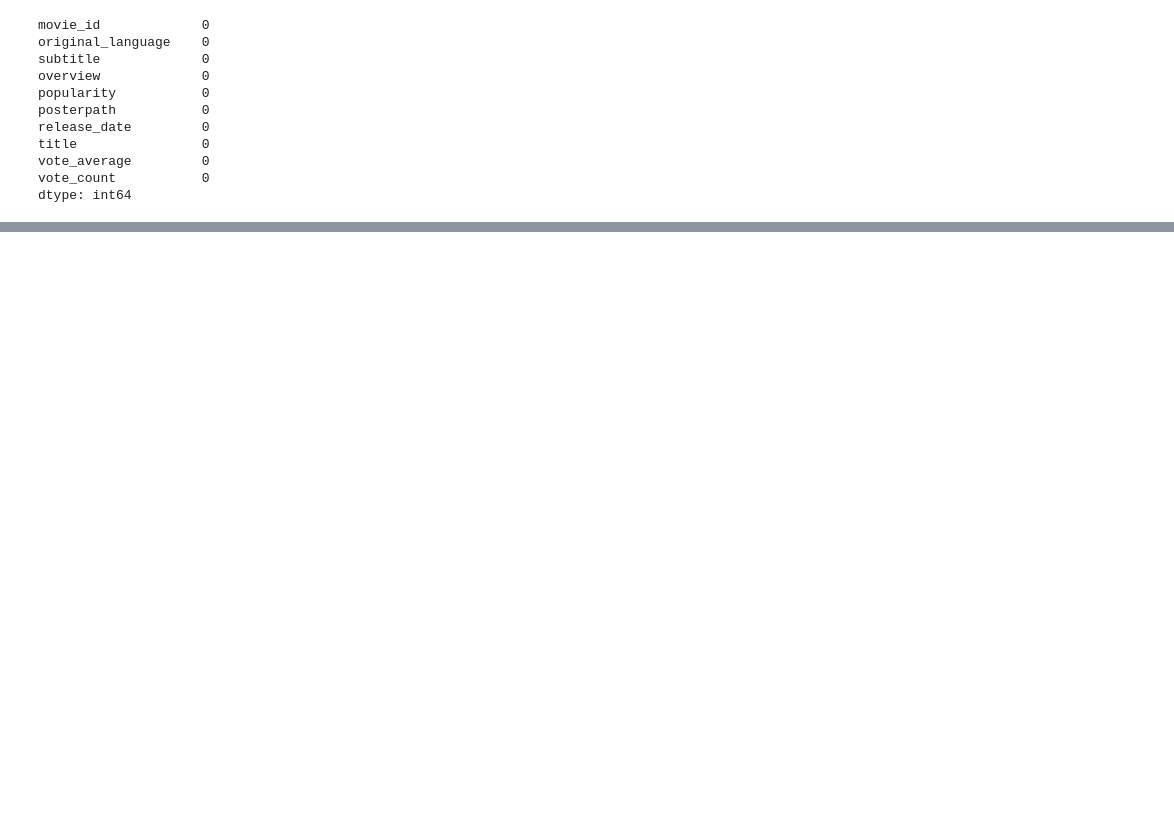
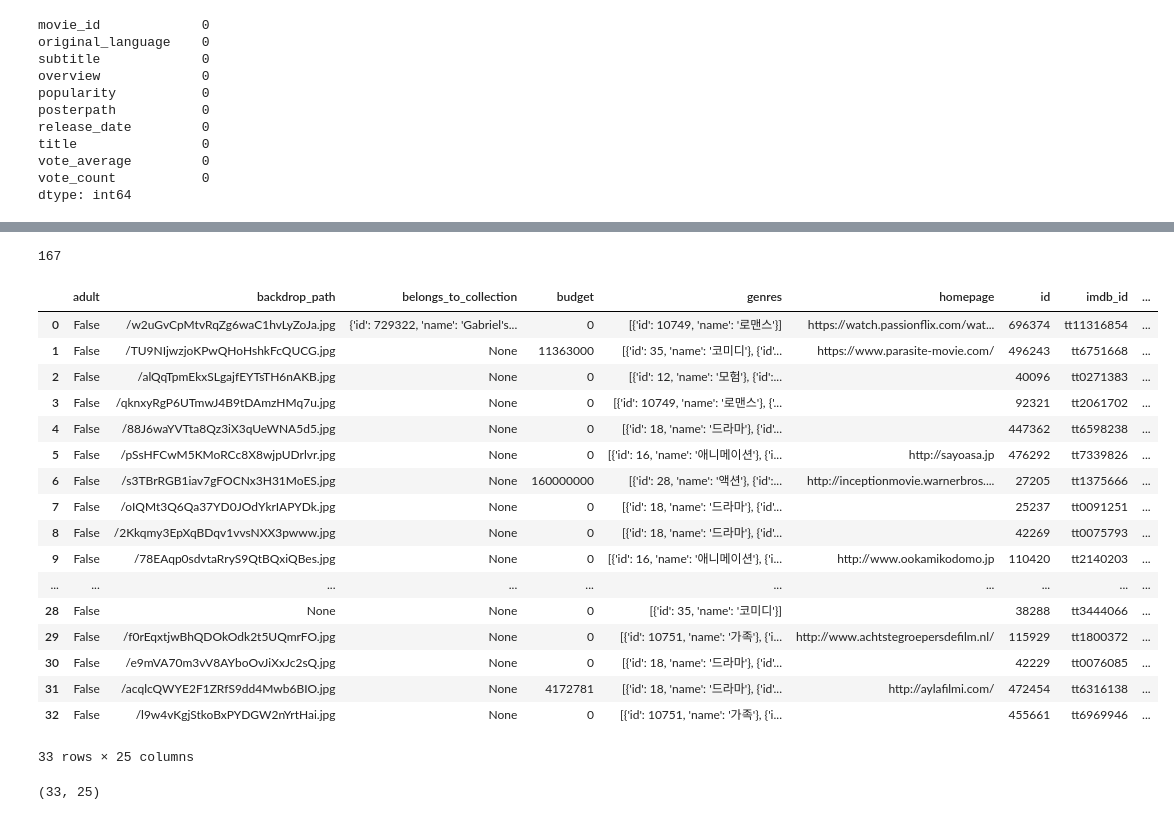
Before and after one commit to seonghun0/project-team3-data, a Jupyter notebook: scripts/team3_data_collection_top_rated_movies.ipynb, the cells around one changed output, grey strips where cells are left out. Drawn from its saved outputs; the diff is of its cells as text; code cells hidden in the pictures; blank space fills up the shorter version.

```diff
--- a/scripts/team3_data_collection_top_rated_movies.ipynb
+++ b/scripts/team3_data_collection_top_rated_movies.ipynb
@@ -124,6 +124,76 @@ for movie_id in top_rated_movies_ids.values:
 conn.commit()
 cursor.close()
 conn.close()
+# %%
+len(error_list)
+# %% [output]
+167
+# %%
+#없는 영화 업데이트
+
+popular_movies = []
+for i in error_list:
+        for e in i:
+                url="https://api.themoviedb.org/3/movie/{0}?api_key={1}&language=ko-KR".format(e,'36927ad1d2817ff0fa31947e47d186fd')
+                response = requests.get(url)
+                popular_movies.append(json.loads(response.content))
+# %%
+movies2 = pd.DataFrame(popular_movies)
+movies2
+# %% [output]
+|  | adult | backdrop_path | belongs_to_collection | budget | genres | homepage | id | imdb_id | ... |
+| 0 | False | /w2uGvCpMtvRqZg6waC1hvLyZoJa.jpg | {'id': 729322, 'name': 'Gabriel's... | 0 | [{'id': 10749, 'name': '로맨스'}] | https://watch.passionflix.com/wat... | 696374 | tt11316854 | ... |
+| 1 | False | /TU9NIjwzjoKPwQHoHshkFcQUCG.jpg | None | 11363000 | [{'id': 35, 'name': '코미디'}, {'id'... | https://www.parasite-movie.com/ | 496243 | tt6751668 | ... |
+| 2 | False | /alQqTpmEkxSLgajfEYTsTH6nAKB.jpg | None | 0 | [{'id': 12, 'name': '모험'}, {'id':... |  | 40096 | tt0271383 | ... |
+| 3 | False | /qknxyRgP6UTmwJ4B9tDAmzHMq7u.jpg | None | 0 | [{'id': 10749, 'name': '로맨스'}, {'... |  | 92321 | tt2061702 | ... |
+| 4 | False | /88J6waYVTta8Qz3iX3qUeWNA5d5.jpg | None | 0 | [{'id': 18, 'name': '드라마'}, {'id'... |  | 447362 | tt6598238 | ... |
+| 5 | False | /pSsHFCwM5KMoRCc8X8wjpUDrlvr.jpg | None | 0 | [{'id': 16, 'name': '애니메이션'}, {'i... | http://sayoasa.jp | 476292 | tt7339826 | ... |
+| 6 | False | /s3TBrRGB1iav7gFOCNx3H31MoES.jpg | None | 160000000 | [{'id': 28, 'name': '액션'}, {'id':... | http://inceptionmovie.warnerbros.... | 27205 | tt1375666 | ... |
+| 7 | False | /oIQMt3Q6Qa37YD0JOdYkrIAPYDk.jpg | None | 0 | [{'id': 18, 'name': '드라마'}, {'id'... |  | 25237 | tt0091251 | ... |
+| 8 | False | /2Kkqmy3EpXqBDqv1vvsNXX3pwww.jpg | None | 0 | [{'id': 18, 'name': '드라마'}, {'id'... |  | 42269 | tt0075793 | ... |
+| 9 | False | /78EAqp0sdvtaRryS9QtBQxiQBes.jpg | None | 0 | [{'id': 16, 'name': '애니메이션'}, {'i... | http://www.ookamikodomo.jp | 110420 | tt2140203 | ... |
+| ... | ... | ... | ... | ... | ... | ... | ... | ... | ... |
+| 28 | False | None | None | 0 | [{'id': 35, 'name': '코미디'}] |  | 38288 | tt3444066 | ... |
+| 29 | False | /f0rEqxtjwBhQDOkOdk2t5UQmrFO.jpg | None | 0 | [{'id': 10751, 'name': '가족'}, {'i... | http://www.achtstegroepersdefilm.nl/ | 115929 | tt1800372 | ... |
+| 30 | False | /e9mVA70m3vV8AYboOvJiXxJc2sQ.jpg | None | 0 | [{'id': 18, 'name': '드라마'}, {'id'... |  | 42229 | tt0076085 | ... |
+| 31 | False | /acqlcQWYE2F1ZRfS9dd4Mwb6BIO.jpg | None | 4172781 | [{'id': 18, 'name': '드라마'}, {'id'... | http://aylafilmi.com/ | 472454 | tt6316138 | ... |
+| 32 | False | /l9w4vKgjStkoBxPYDGW2nYrtHai.jpg | None | 0 | [{'id': 10751, 'name': '가족'}, {'i... |  | 455661 | tt6969946 | ... |
+33 rows × 25 columns
+# %%
+# 3. DB에 저장 ( "resource you requested could not be found."행 영화는 제거하고 필요한 컬럼만 가져온 후 저장)
+import numpy as np
+# 1. connect
+conn = pymysql.connect(host="127.0.0.1", port=3306, db='finalteam3', user="kdigital", password="mysql", charset="utf8")
+
+# 2. get command object
+cursor = conn.cursor()
+
+# cursor.execute("delete from movie") #기존 데이터를 지울 때 주석을 풀어주세요
+
+error_list = []   ##결과 18개
+
+# movies2['original_language'] = movies2['original_language'].apply(lambda ol: ol if ol else '')
+movies2['overview'] = movies2['overview'].apply(lambda ov : ov if str(ov) != 'nan' else '')
+movies2['release_date'] = movies2['release_date'].apply(lambda ov : ov if str(ov) != 'nan' else '')
+movies2['poster_path'] = movies2['poster_path'].apply(lambda ov : ov if str(ov) != 'nan' else '')
+print(movies2.values.shape)
+##결과: 630186 entries  ???????????????
+
+# 3. execute command
+sql = """insert into movie (movie_id, title, subtitle, original_language, overview, popularity, release_date, vote_average, vote_count, posterpath)
+        values (%s, %s, %s, %s, %s, %s, %s, %s, %s, %s)"""
+for movie in movies2.values:
+    cursor.execute(sql, list(movie[list(np.array([9, 24, 12, 11, 13, 14, 18, 26, 27, 15]) - 3)]))
+
+# movie3.append(list(movies2.values)) ##결과: 467108 entries    ????????????????????
+
+
+conn.commit() # confirm previous execution
+# 4. close resource
+cursor.close()
+conn.close()
+# %% [output]
+(33, 25)
 # %%
 """
 import pymysql
```
Also changed, not shown: parts of 4 cells of this notebook, 7 other files.
